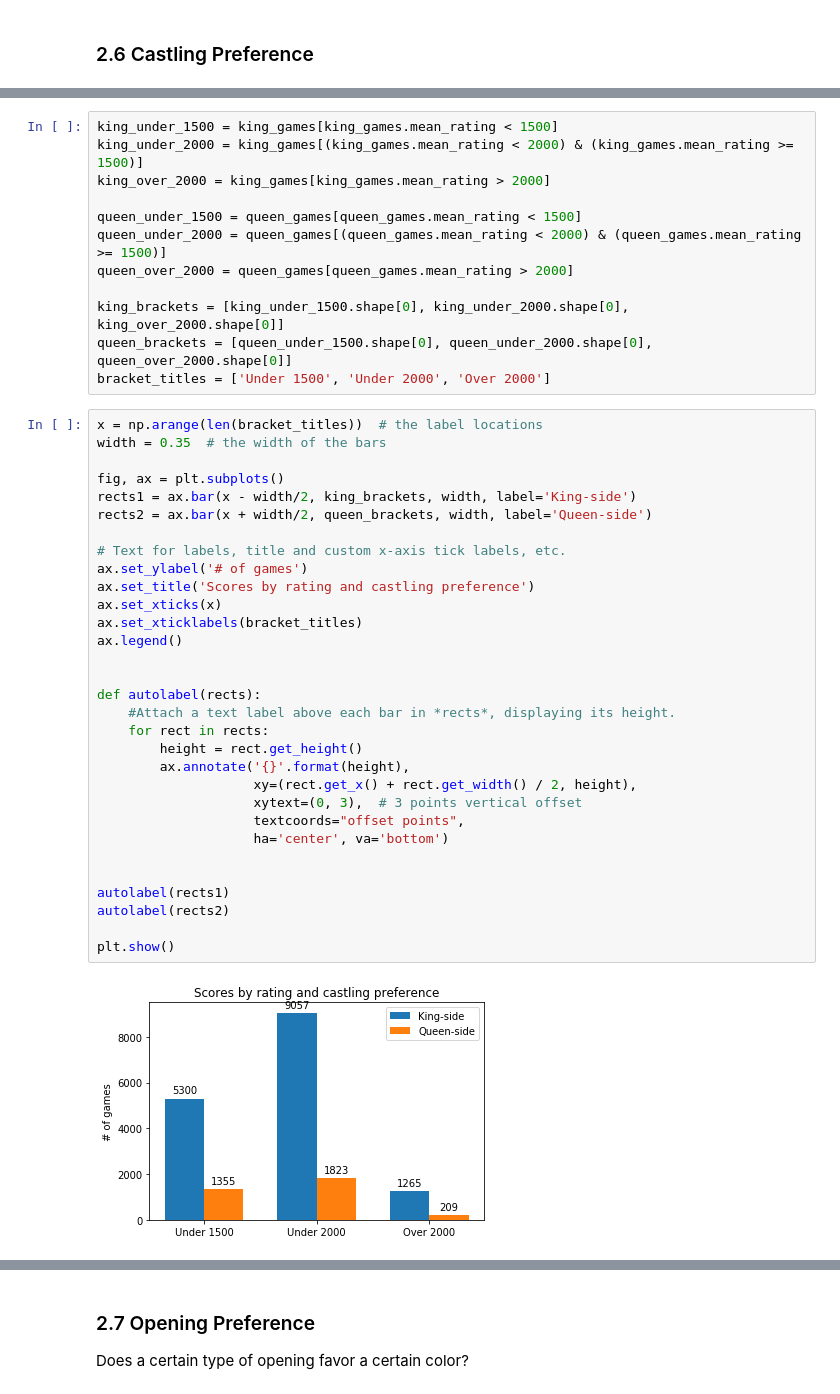
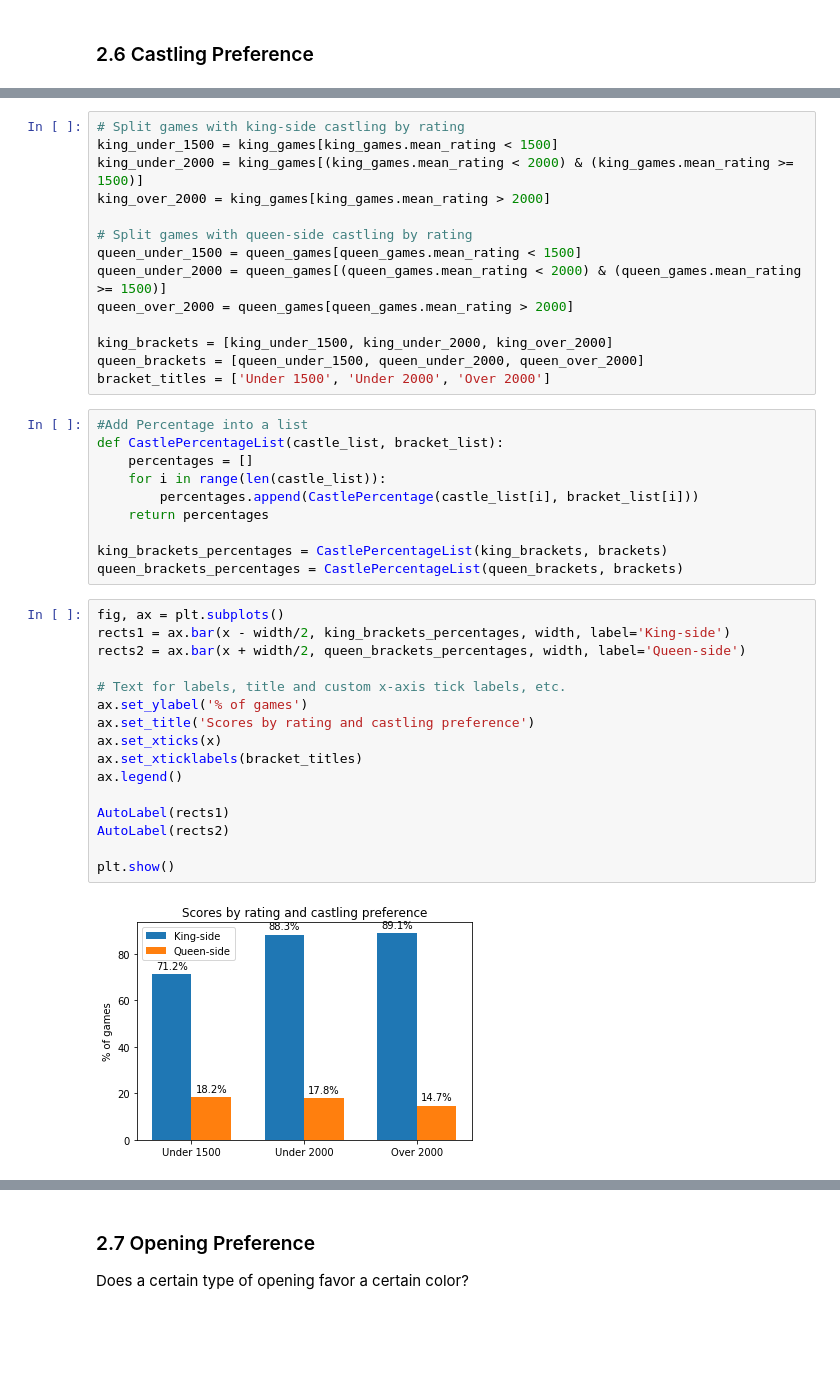
Before and after one commit to Kuebic/Thinkful, a Jupyter notebook: 4.10_Capston_1/LiChess/LiChess_Capstone.ipynb, the cells around one changed output, grey strips where cells are left out. Drawn from its saved outputs; the diff is of its cells as text; blank space fills up the shorter version.

```diff
--- a/4.10_Capston_1/LiChess/LiChess_Capstone.ipynb
+++ b/4.10_Capston_1/LiChess/LiChess_Capstone.ipynb
@@ -379,45 +322,42 @@ plt.show()
 # %%
+# Split games with king-side castling by rating
 king_under_1500 = king_games[king_games.mean_rating < 1500]
 king_under_2000 = king_games[(king_games.mean_rating < 2000) & (king_games.mean_rating >= 1500)]
 king_over_2000 = king_games[king_games.mean_rating > 2000]
 
+# Split games with queen-side castling by rating
 queen_under_1500 = queen_games[queen_games.mean_rating < 1500]
 queen_under_2000 = queen_games[(queen_games.mean_rating < 2000) & (queen_games.mean_rating >= 1500)]
 queen_over_2000 = queen_games[queen_games.mean_rating > 2000]
 
-king_brackets = [king_under_1500.shape[0], king_under_2000.shape[0], king_over_2000.shape[0]]
-queen_brackets = [queen_under_1500.shape[0], queen_under_2000.shape[0], queen_over_2000.shape[0]]
+king_brackets = [king_under_1500, king_under_2000, king_over_2000]
+queen_brackets = [queen_under_1500, queen_under_2000, queen_over_2000]
 bracket_titles = ['Under 1500', 'Under 2000', 'Over 2000']
+# %%
+#Add Percentage into a list
+def CastlePercentageList(castle_list, bracket_list):
+    percentages = []
+    for i in range(len(castle_list)):
+        percentages.append(CastlePercentage(castle_list[i], bracket_list[i]))
+    return percentages
+
+king_brackets_percentages = CastlePercentageList(king_brackets, brackets)
+queen_brackets_percentages = CastlePercentageList(queen_brackets, brackets)
 # %%
-x = np.arange(len(bracket_titles))  # the label locations
-width = 0.35  # the width of the bars
-
 fig, ax = plt.subplots()
-rects1 = ax.bar(x - width/2, king_brackets, width, label='King-side')
-rects2 = ax.bar(x + width/2, queen_brackets, width, label='Queen-side')
+rects1 = ax.bar(x - width/2, king_brackets_percentages, width, label='King-side')
+rects2 = ax.bar(x + width/2, queen_brackets_percentages, width, label='Queen-side')
 
 # Text for labels, title and custom x-axis tick labels, etc.
-ax.set_ylabel('# of games')
+ax.set_ylabel('% of games')
 ax.set_title('Scores by rating and castling preference')
 ax.set_xticks(x)
 ax.set_xticklabels(bracket_titles)
 ax.legend()
 
-
-def autolabel(rects):
-    #Attach a text label above each bar in *rects*, displaying its height.
-    for rect in rects:
-        height = rect.get_height()
-        ax.annotate('{}'.format(height),
-                    xy=(rect.get_x() + rect.get_width() / 2, height),
-                    xytext=(0, 3),  # 3 points vertical offset
-                    textcoords="offset points",
-                    ha='center', va='bottom')
-
-
-autolabel(rects1)
-autolabel(rects2)
+AutoLabel(rects1)
+AutoLabel(rects2)
 
 plt.show()
 # %% [output]
-[figure, old version]
+[figure, new version]
```
Also changed, not shown: parts of 30 cells of this notebook, 1 other file.
